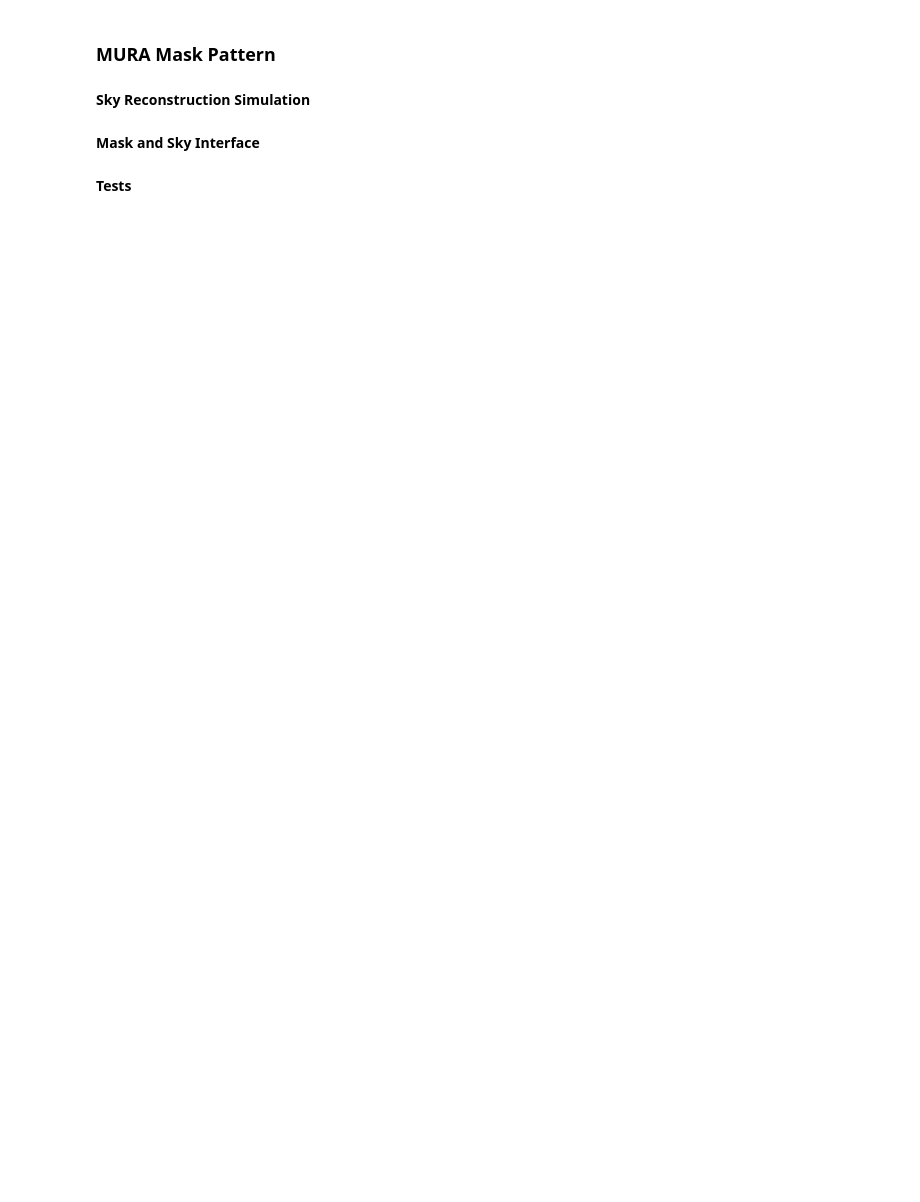
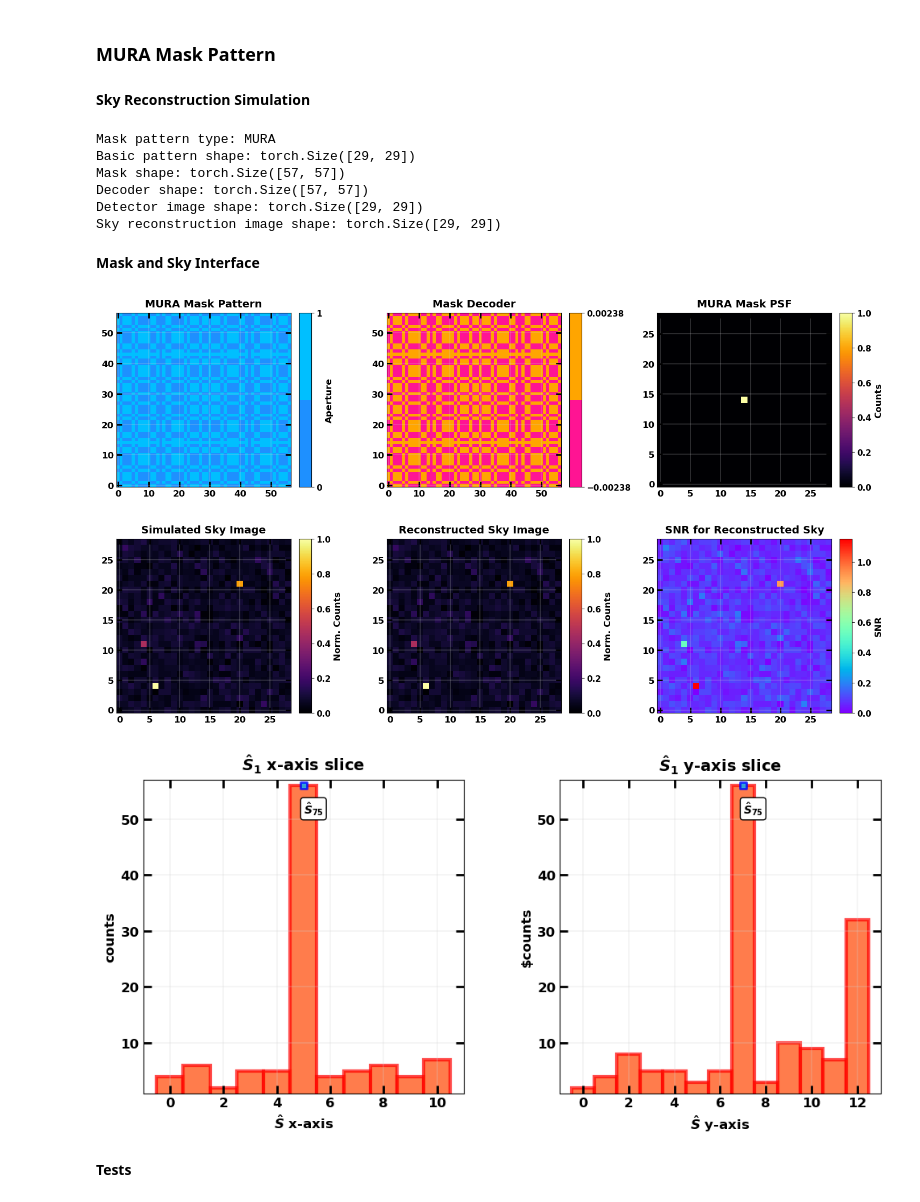
Before and after one commit to EdoardoGiancarli/Reconstruction_Masks_Test, a Jupyter notebook: Img_GPUReconstruction_2D/Img2D_GPU_Reconstruction.ipynb, the cells around one changed output. Drawn from its saved outputs; the diff is of its cells as text; code cells hidden in the pictures; blank space fills up the shorter version.

```diff
--- a/Img_GPUReconstruction_2D/Img2D_GPU_Reconstruction.ipynb
+++ b/Img_GPUReconstruction_2D/Img2D_GPU_Reconstruction.ipynb
@@ -33,7 +135,69 @@ importlib.reload(cai)
 ### **MURA Mask Pattern**
 # %% [markdown]
 **Sky Reconstruction Simulation**
+# %%
+mpattern_type = 'mura'
+mrank = 3
+msources_flux = np.array([30, 50, 70])
+mmask_padding = True
+msky_background_rate = 5
+msources_pos = None
+mdetector_background_rate = None
+mprint_info = True
+
+cai_args_mura = (mpattern_type, mrank, msources_flux, mmask_padding, msky_background_rate,
+                 msources_pos, mdetector_background_rate, mprint_info)
+
+mdetector_image, msky_reconstruction, msource_info = cai.cai_simulation(*cai_args_mura)
+# %% [output]
+Mask pattern type: MURA
+Basic pattern shape: torch.Size([29, 29])
+Mask shape: torch.Size([57, 57])
+Decoder shape: torch.Size([57, 57])
+Detector image shape: torch.Size([29, 29])
+Sky reconstruction image shape: torch.Size([29, 29])
 # %% [markdown]
 **Mask and Sky Interface**
+# %%
+def _normalize(tensor):
+    return (tensor - tensor.min())/(tensor.max() - tensor.min())
+
+# plot mask, decoder and PSF
+mmask = msource_info['mask_pattern']
+mdecoder = msource_info['mask_decoder']
+mpsf = msource_info['mask_PSF']
+
+plot.image_plot([mmask, mdecoder, mpsf],
+                ["MURA Mask Pattern", "Mask Decoder", "MURA Mask PSF"],
+                cbarlabel=["Aperture", None, "Counts"],
+                cbarvalues=[[0, 1], [mdecoder.min(), mdecoder.max()], None],
+                cbarcmap=[lc(["DodgerBlue", "DeepSkyBlue"]), lc(["DeepPink", "Orange"]), "inferno"])
+
+# plot sky image, sky reconstruction and SNR
+msky_image = msource_info['sky_image']
+msnr = msource_info['sky_reconstruction_SNR']
+
+plot.image_plot([_normalize(msky_image), _normalize(msky_reconstruction), msnr],
+                ["Simulated Sky Image", "Reconstructed Sky Image", "SNR for Reconstructed Sky"],
+                cbarlabel=["Norm. Counts"]*2 + ["SNR"],
+                cbarvalues=[None]*3,
+                cbarcmap=["inferno"]*2 + ["rainbow"])
+
+# plot reconstr_sky slices
+idx = 1
+pos = source_info['sources_pos'][idx]
+mS_hat_slicex = sky_reconstruction[pos[0], :]
+mS_hat_slicey = sky_reconstruction[:, pos[1]]
+
+plot.sequence_plot([mS_hat_slicex, mS_hat_slicey],
+                   [f"$\\hat{{S}}_{idx}$ x-axis slice", f"$\\hat{{S}}_{idx}$ y-axis slice"],
+                   xlabel=["$\\hat{{S}}$ x-axis", "$\\hat{{S}}$ y-axis"],
+                   ylabel=["counts", "$counts"],
+                   style=["bar"]*2,
+                   simulated_sources=[(pos[1], *pos, -5), (pos[0], *pos, -5)])
+# %% [output]
+[figure, added]
+[figure, added]
+[figure, added]
 # %% [markdown]
 **Tests**
```
Also changed, not shown: parts of 8 cells of this notebook, 5 other files.
